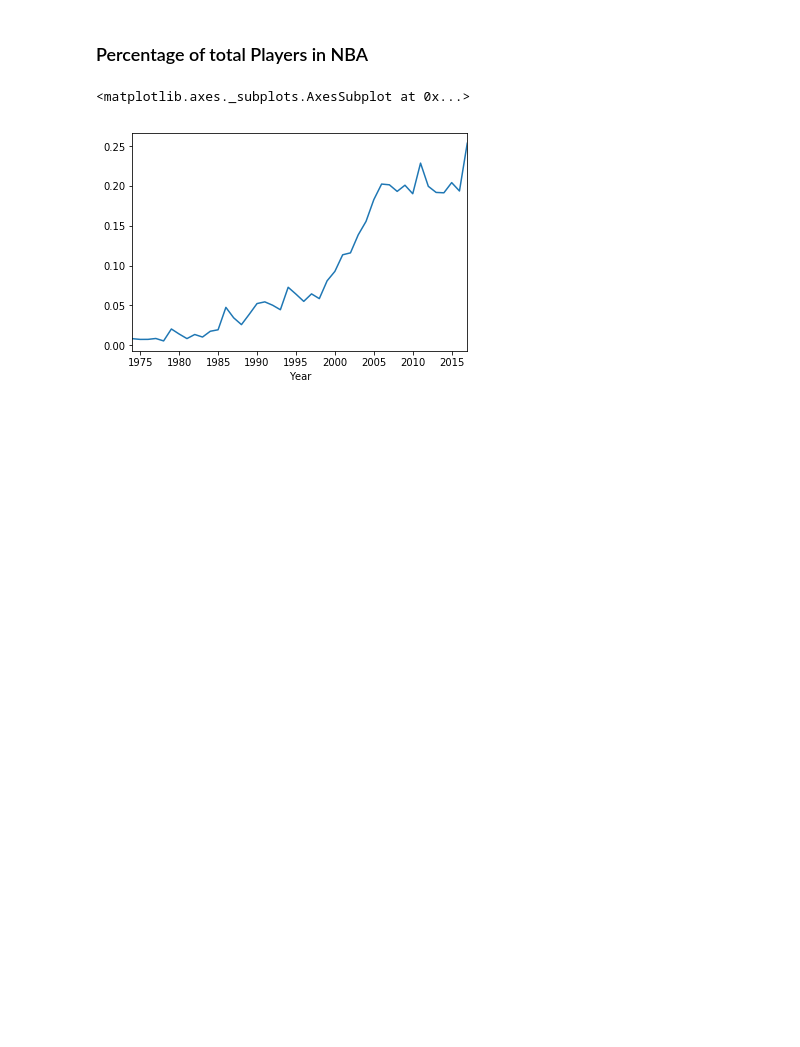
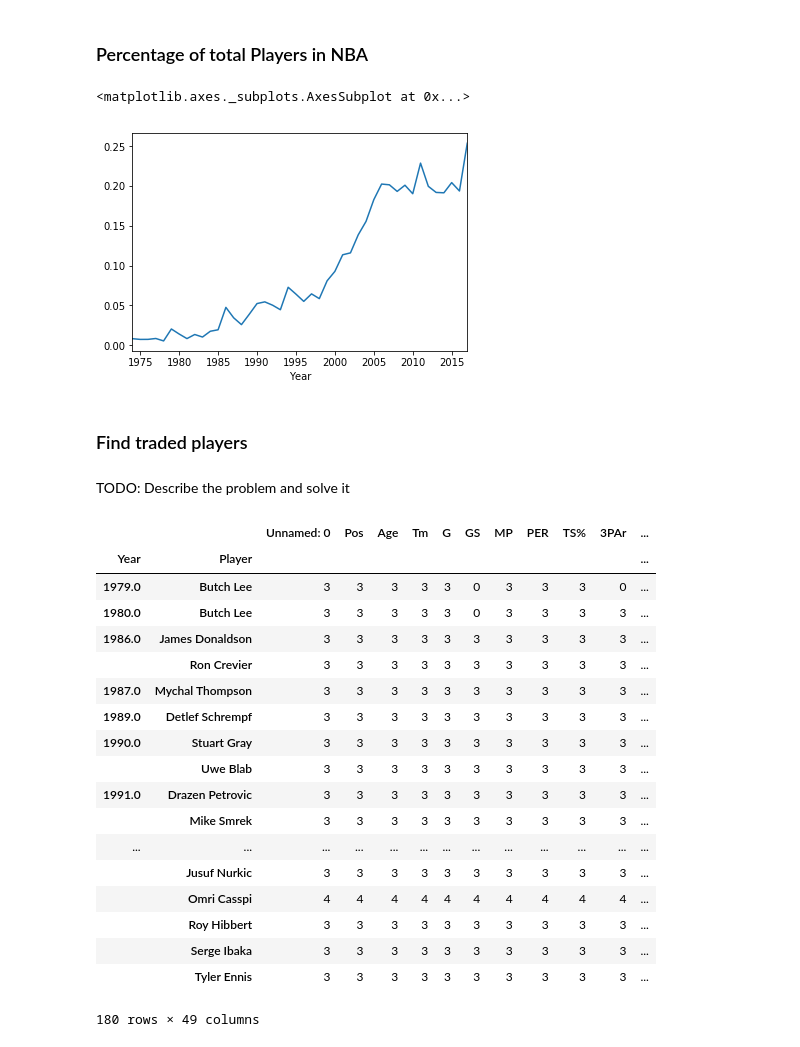
Before and after one commit to krisograbek/nba_international_players, a Jupyter notebook: NBA Project.ipynb, the cells around one changed output. Drawn from its saved outputs; the diff is of its cells as text; code cells hidden in the pictures; blank space fills up the shorter version.

Commit message:
feat: display traded players

```diff
--- a/NBA Project.ipynb
+++ b/NBA Project.ipynb
@@ -893,3 +890,30 @@ dtype: float64
 # %% [output]
 <matplotlib.axes._subplots.AxesSubplot at 0x...>
 [figure]
+# %% [markdown]
+### Find traded players
+# %% [markdown]
+TODO: Describe the problem and solve it
+# %%
+grouped = stati_74.groupby(['Year', 'Player']).count()
+traded = grouped[grouped.G > 1]
+# %% [output]
+|  |  | Unnamed: 0 | Pos | Age | Tm | G | GS | MP | PER | TS% | 3PAr | ... |
+| Year | Player |  |  |  |  |  |  |  |  |  |  | ... |
+| 1979.0 | Butch Lee | 3 | 3 | 3 | 3 | 3 | 0 | 3 | 3 | 3 | 0 | ... |
+| 1980.0 | Butch Lee | 3 | 3 | 3 | 3 | 3 | 0 | 3 | 3 | 3 | 3 | ... |
+| 1986.0 | James Donaldson | 3 | 3 | 3 | 3 | 3 | 3 | 3 | 3 | 3 | 3 | ... |
+|  | Ron Crevier | 3 | 3 | 3 | 3 | 3 | 3 | 3 | 3 | 3 | 3 | ... |
+| 1987.0 | Mychal Thompson | 3 | 3 | 3 | 3 | 3 | 3 | 3 | 3 | 3 | 3 | ... |
+| 1989.0 | Detlef Schrempf | 3 | 3 | 3 | 3 | 3 | 3 | 3 | 3 | 3 | 3 | ... |
+| 1990.0 | Stuart Gray | 3 | 3 | 3 | 3 | 3 | 3 | 3 | 3 | 3 | 3 | ... |
+|  | Uwe Blab | 3 | 3 | 3 | 3 | 3 | 3 | 3 | 3 | 3 | 3 | ... |
+| 1991.0 | Drazen Petrovic | 3 | 3 | 3 | 3 | 3 | 3 | 3 | 3 | 3 | 3 | ... |
+|  | Mike Smrek | 3 | 3 | 3 | 3 | 3 | 3 | 3 | 3 | 3 | 3 | ... |
+| ... | ... | ... | ... | ... | ... | ... | ... | ... | ... | ... | ... | ... |
+|  | Jusuf Nurkic | 3 | 3 | 3 | 3 | 3 | 3 | 3 | 3 | 3 | 3 | ... |
+|  | Omri Casspi | 4 | 4 | 4 | 4 | 4 | 4 | 4 | 4 | 4 | 4 | ... |
+|  | Roy Hibbert | 3 | 3 | 3 | 3 | 3 | 3 | 3 | 3 | 3 | 3 | ... |
+|  | Serge Ibaka | 3 | 3 | 3 | 3 | 3 | 3 | 3 | 3 | 3 | 3 | ... |
+|  | Tyler Ennis | 3 | 3 | 3 | 3 | 3 | 3 | 3 | 3 | 3 | 3 | ... |
+180 rows × 49 columns
```
Also changed, not shown: parts of 14 cells of this notebook.
